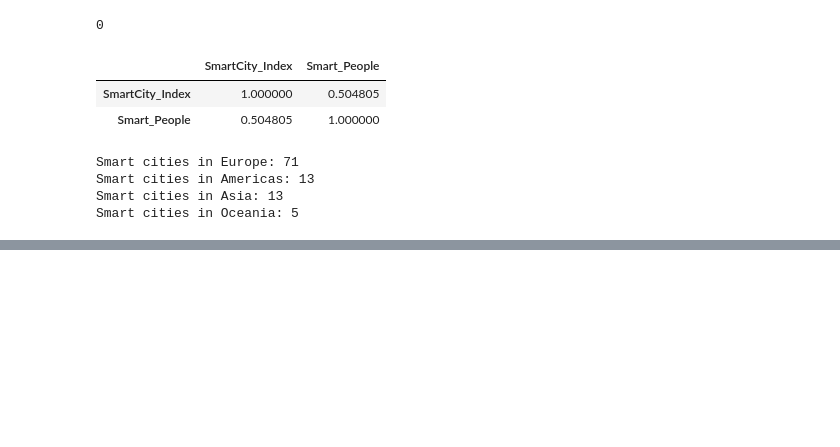
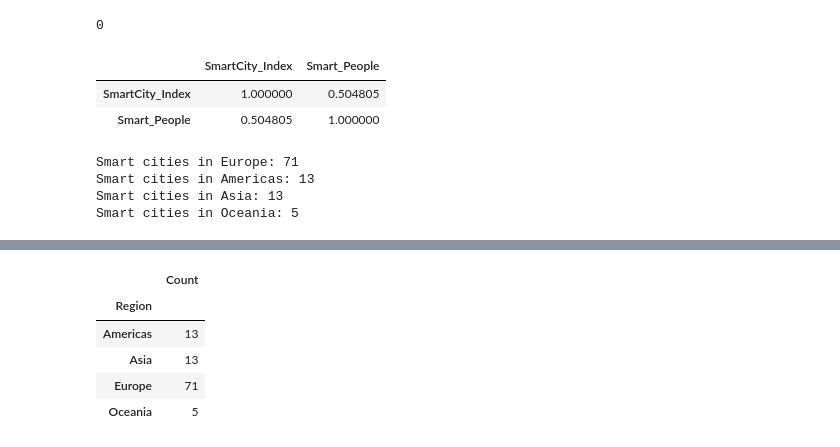
Before and after one commit to michaelmamuric/smart-cities, a Jupyter notebook: Smart Cities.ipynb, the cells around one changed output, grey strips where cells are left out. Cells and saved outputs as stored; diff of their text form; code cells hidden in the pictures; blank space fills up the shorter version.

```diff
--- a/Smart Cities.ipynb
+++ b/Smart Cities.ipynb
@@ -165,0 +179,13 @@ Smart cities in Oceania: 5
+# %%
+# Make the Region the index
+df_by_region.set_index('Region', inplace=True)
+
+# Verify results
+df_by_region
+# %% [output]
+|  | Count |
+| Region |  |
+| Americas | 13 |
+| Asia | 13 |
+| Europe | 71 |
+| Oceania | 5 |
```
Also changed, not shown: parts of 3 cells of this notebook.
